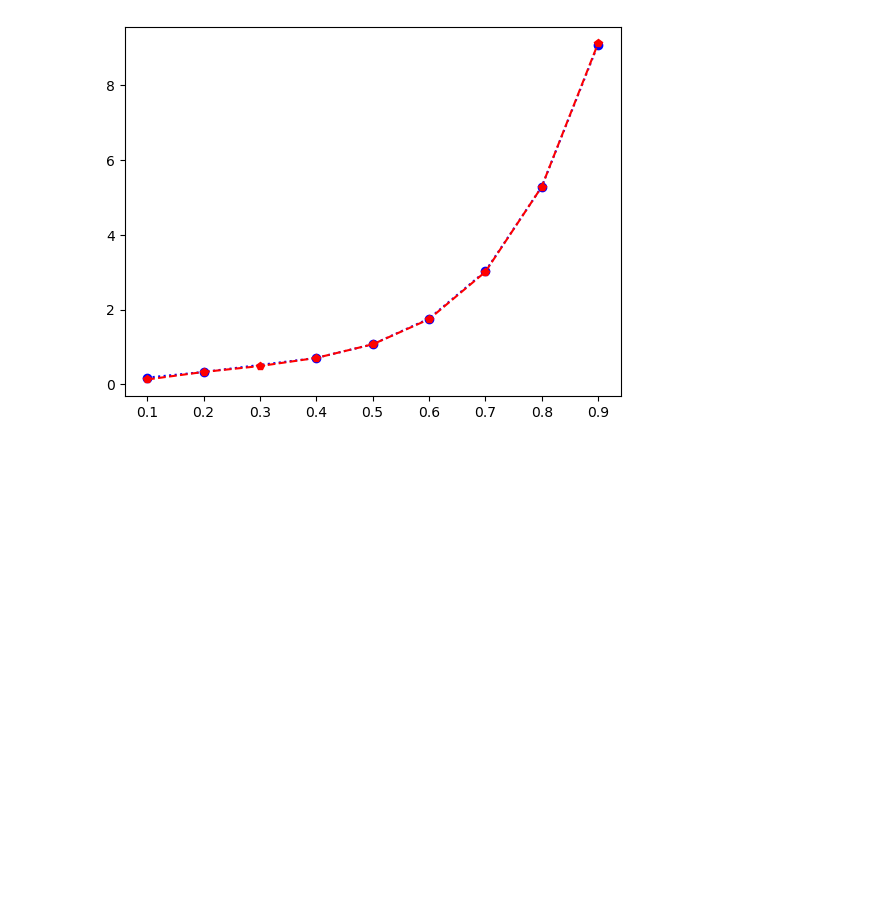
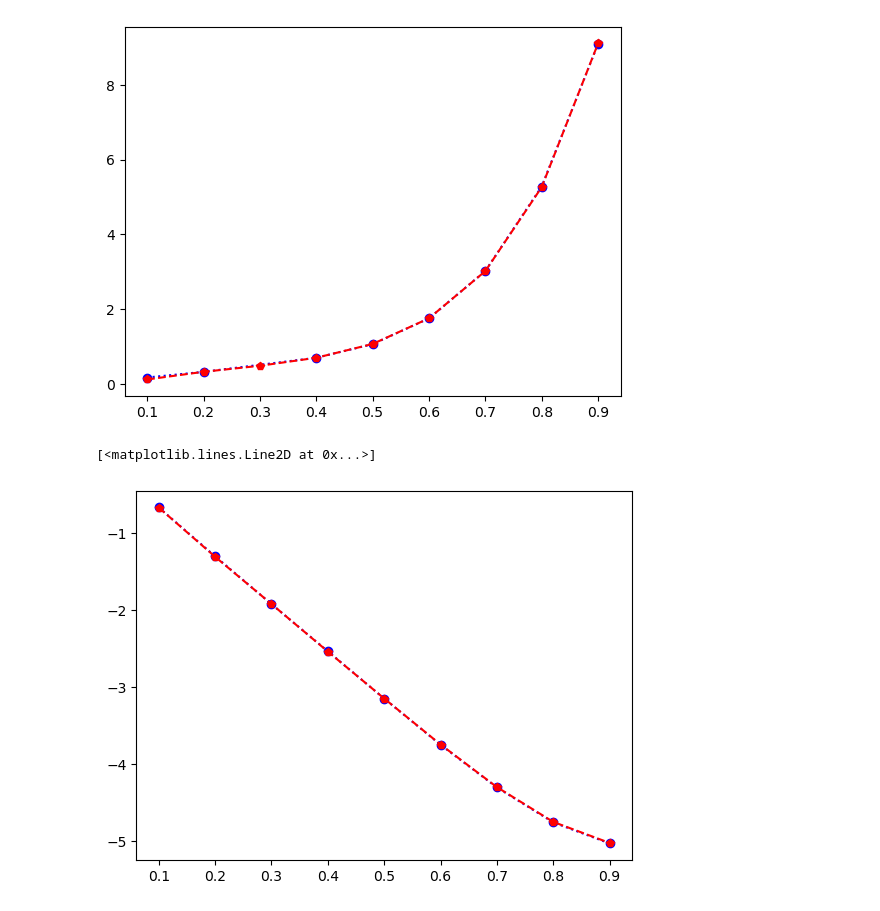
Before and after one commit to qiaochongzhi/MC_for_beginner, a Jupyter notebook: MC_NVT.ipynb, the cells around one changed output. Saved outputs shown, nothing was run; the diff lists cells and outputs as text; code cells hidden in the pictures; blank space fills up the shorter version.

```diff
--- a/MC_NVT.ipynb
+++ b/MC_NVT.ipynb
@@ -356,6 +565,38 @@ plt.plot(xx2, pres, color="r", linestyle="--", marker="p")
 # %% [output]
 [<matplotlib.lines.Line2D at 0x...>]
 [figure]
+# %%
+totU = [
+[0.1, -0.669],
+[0.2, -1.308],
+[0.3, -1.922],
+[0.4, -2.539],
+[0.5, -3.149],
+[0.6, -3.747],
+[0.7, -4.3],
+[0.8, -4.752],
+[0.9, -5.025]
+]
+
+totU = np.array( totU )
+# %%
+#np.mean( np.array(total[1000:] / 200) )
+#total = np.array( [i.pot for i in totalEnergy] )
+
+num = np.arange(100,1000,100)
+u   = []
+for i, t in enumerate(t1):
+    total = np.array( [j.pot for j in t] )
+    u1 = np.mean( np.array(total[1000:]) ) / num[i]
+    u.append(u1)
+
+u = np.array(u)
+
+plt.plot(num/1000, u, color="b", linestyle=":", marker="o")
+plt.plot(totU[:,0], totU[:,1], color="r", linestyle="--", marker="p")
+# %% [output]
+[<matplotlib.lines.Line2D at 0x...>]
+[figure, added]
 # %%
 testChemPex =  [
 [0.0015643994119181048, -0.04676014027405717],
```
Also changed, not shown: parts of 31 cells of this notebook, 2 other files.
